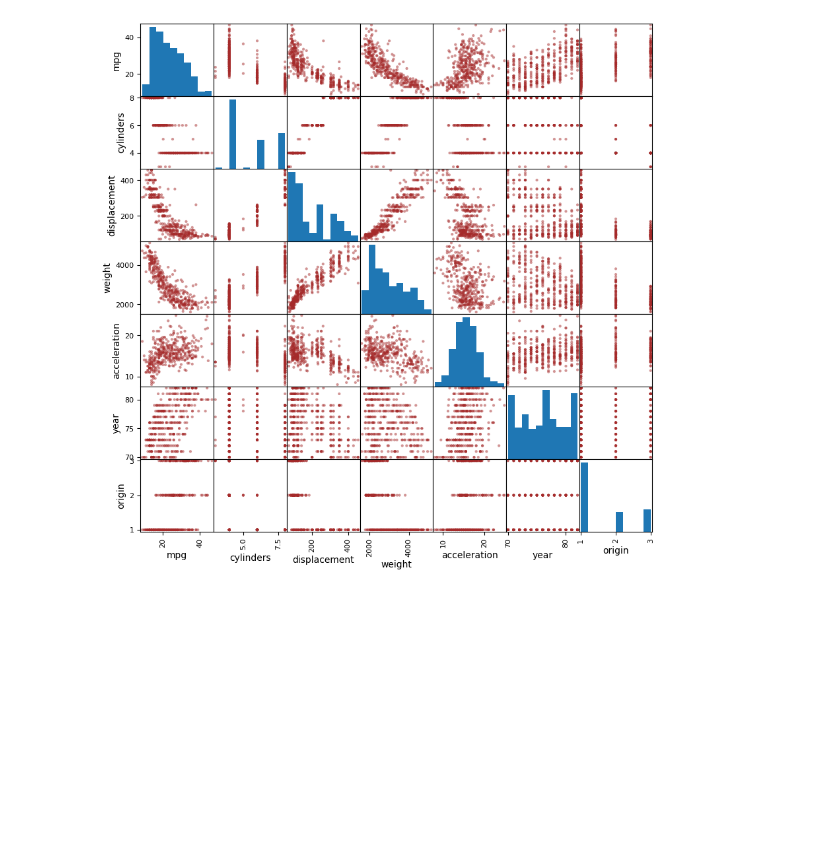
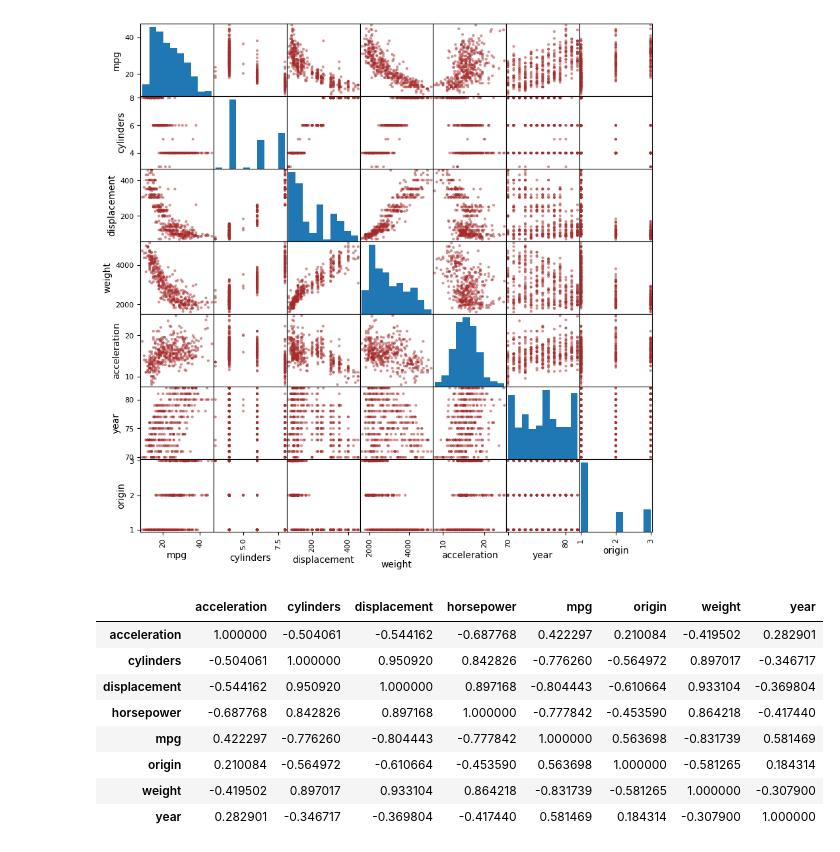
Before and after one commit to pucikplay/DM, a Jupyter notebook: L3/ex10.ipynb, the cells around one changed output. Saved outputs shown, nothing was run; the diff lists cells and outputs as text; code cells hidden in the pictures; blank space fills up the shorter version.

```diff
--- a/L3/ex10.ipynb
+++ b/L3/ex10.ipynb
@@ -93,3 +96,15 @@ b)
 _ = pd.plotting.scatter_matrix(df, color="brown",figsize=(10,10),)
 # %% [output]
 [figure]
+# %%
+df[df.columns.difference(["name"])].corr('pearson')
+# %% [output]
+|  | acceleration | cylinders | displacement | horsepower | mpg | origin | weight | year |
+| acceleration | 1.000000 | -0.504061 | -0.544162 | -0.687768 | 0.422297 | 0.210084 | -0.419502 | 0.282901 |
+| cylinders | -0.504061 | 1.000000 | 0.950920 | 0.842826 | -0.776260 | -0.564972 | 0.897017 | -0.346717 |
+| displacement | -0.544162 | 0.950920 | 1.000000 | 0.897168 | -0.804443 | -0.610664 | 0.933104 | -0.369804 |
+| horsepower | -0.687768 | 0.842826 | 0.897168 | 1.000000 | -0.777842 | -0.453590 | 0.864218 | -0.417440 |
+| mpg | 0.422297 | -0.776260 | -0.804443 | -0.777842 | 1.000000 | 0.563698 | -0.831739 | 0.581469 |
+| origin | 0.210084 | -0.564972 | -0.610664 | -0.453590 | 0.563698 | 1.000000 | -0.581265 | 0.184314 |
+| weight | -0.419502 | 0.897017 | 0.933104 | 0.864218 | -0.831739 | -0.581265 | 1.000000 | -0.307900 |
+| year | 0.282901 | -0.346717 | -0.369804 | -0.417440 | 0.581469 | 0.184314 | -0.307900 | 1.000000 |
```
Also changed, not shown: parts of 6 cells of this notebook.
